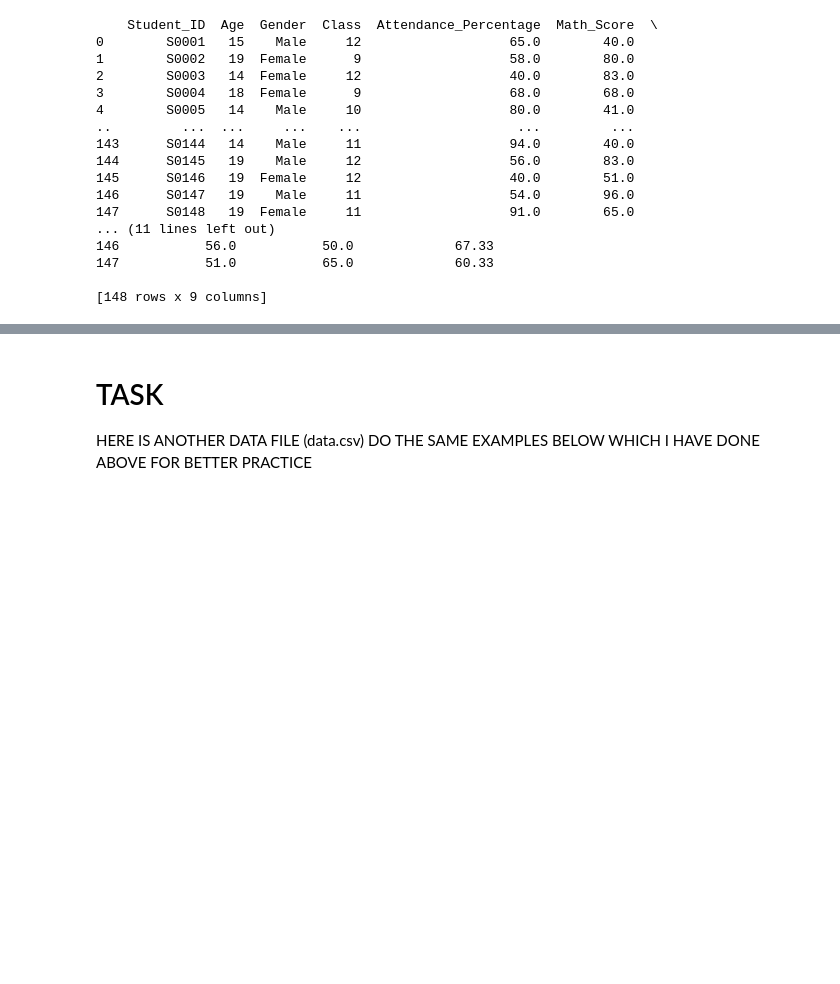
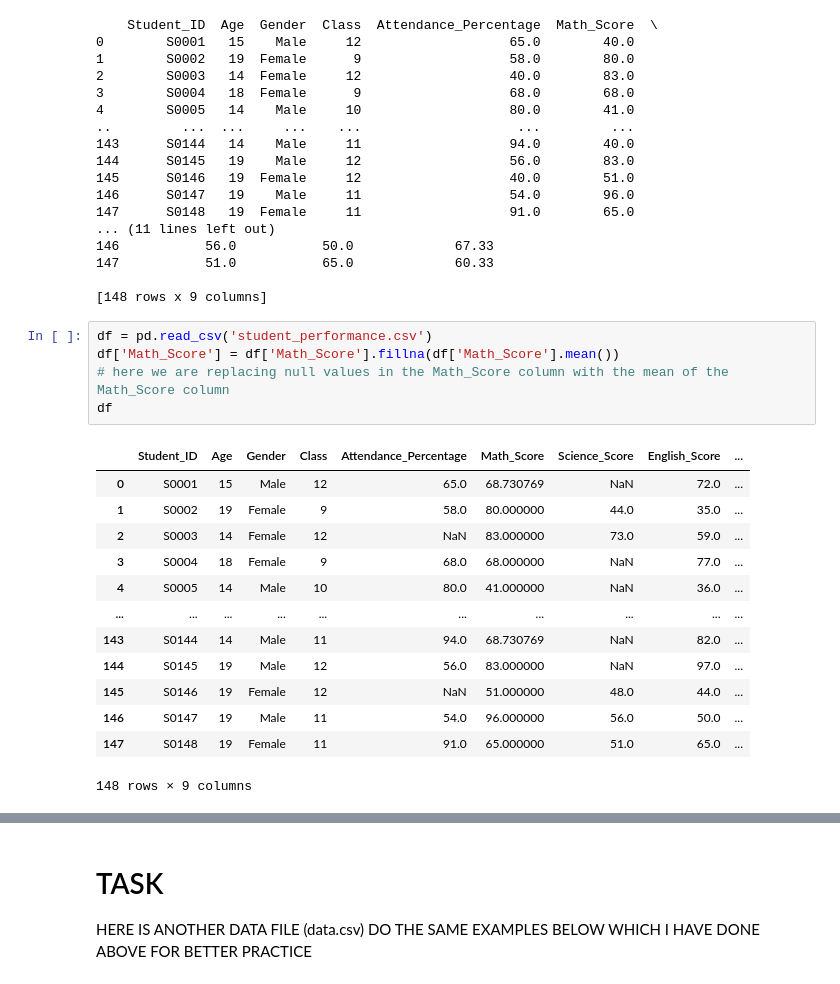
Before and after one commit to Pragnesh-10/Pandas_Notes, a Jupyter notebook: 05_Data_Manipulation.ipynb, the cells around one changed output, grey strips where cells are left out. Drawn from its saved outputs; the diff is of its cells as text; blank space fills up the shorter version.

```diff
--- a/05_Data_Manipulation.ipynb
+++ b/05_Data_Manipulation.ipynb
@@ -258,3 +258,22 @@ print(df)
 147           51.0           65.0             60.33
 
 [148 rows x 9 columns]
+# %%
+df = pd.read_csv('student_performance.csv')
+df['Math_Score'] = df['Math_Score'].fillna(df['Math_Score'].mean())
+# here we are replacing null values in the Math_Score column with the mean of the Math_Score column
+df
+# %% [output]
+|  | Student_ID | Age | Gender | Class | Attendance_Percentage | Math_Score | Science_Score | English_Score | ... |
+| 0 | S0001 | 15 | Male | 12 | 65.0 | 68.730769 | NaN | 72.0 | ... |
+| 1 | S0002 | 19 | Female | 9 | 58.0 | 80.000000 | 44.0 | 35.0 | ... |
+| 2 | S0003 | 14 | Female | 12 | NaN | 83.000000 | 73.0 | 59.0 | ... |
+| 3 | S0004 | 18 | Female | 9 | 68.0 | 68.000000 | NaN | 77.0 | ... |
+| 4 | S0005 | 14 | Male | 10 | 80.0 | 41.000000 | NaN | 36.0 | ... |
+| ... | ... | ... | ... | ... | ... | ... | ... | ... | ... |
+| 143 | S0144 | 14 | Male | 11 | 94.0 | 68.730769 | NaN | 82.0 | ... |
+| 144 | S0145 | 19 | Male | 12 | 56.0 | 83.000000 | NaN | 97.0 | ... |
+| 145 | S0146 | 19 | Female | 12 | NaN | 51.000000 | 48.0 | 44.0 | ... |
+| 146 | S0147 | 19 | Male | 11 | 54.0 | 96.000000 | 56.0 | 50.0 | ... |
+| 147 | S0148 | 19 | Female | 11 | 91.0 | 65.000000 | 51.0 | 65.0 | ... |
+148 rows × 9 columns
```
Also changed, not shown: parts of 3 cells of this notebook, 4 other files.
